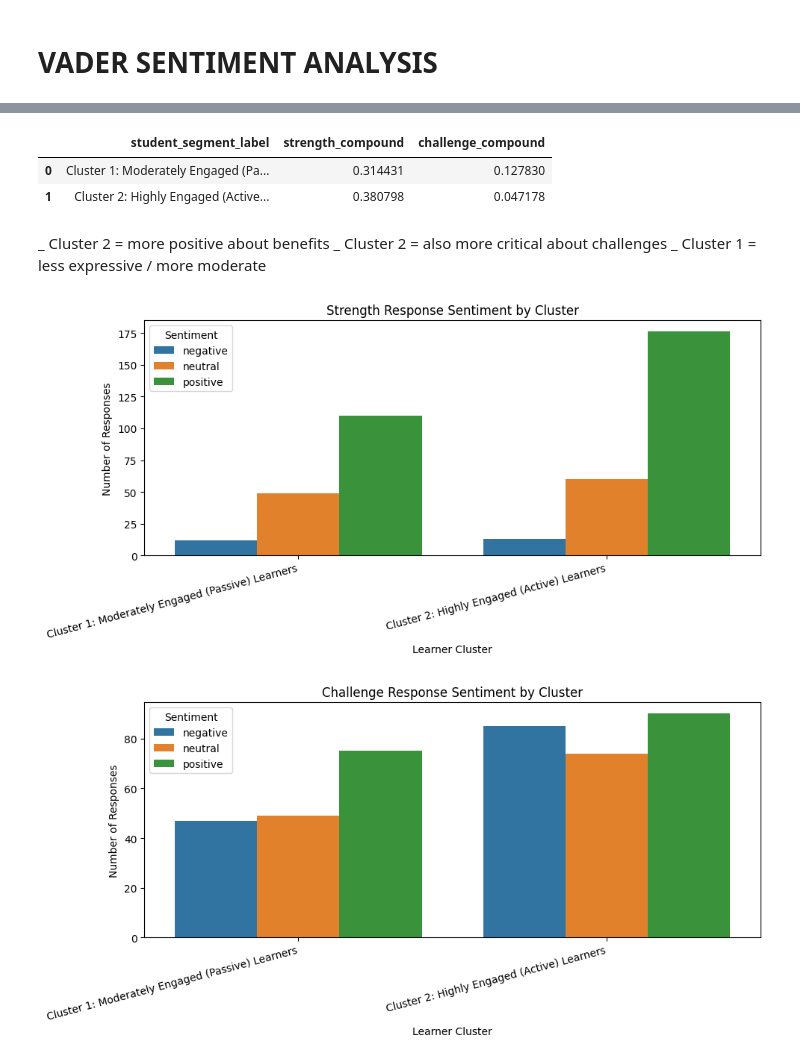
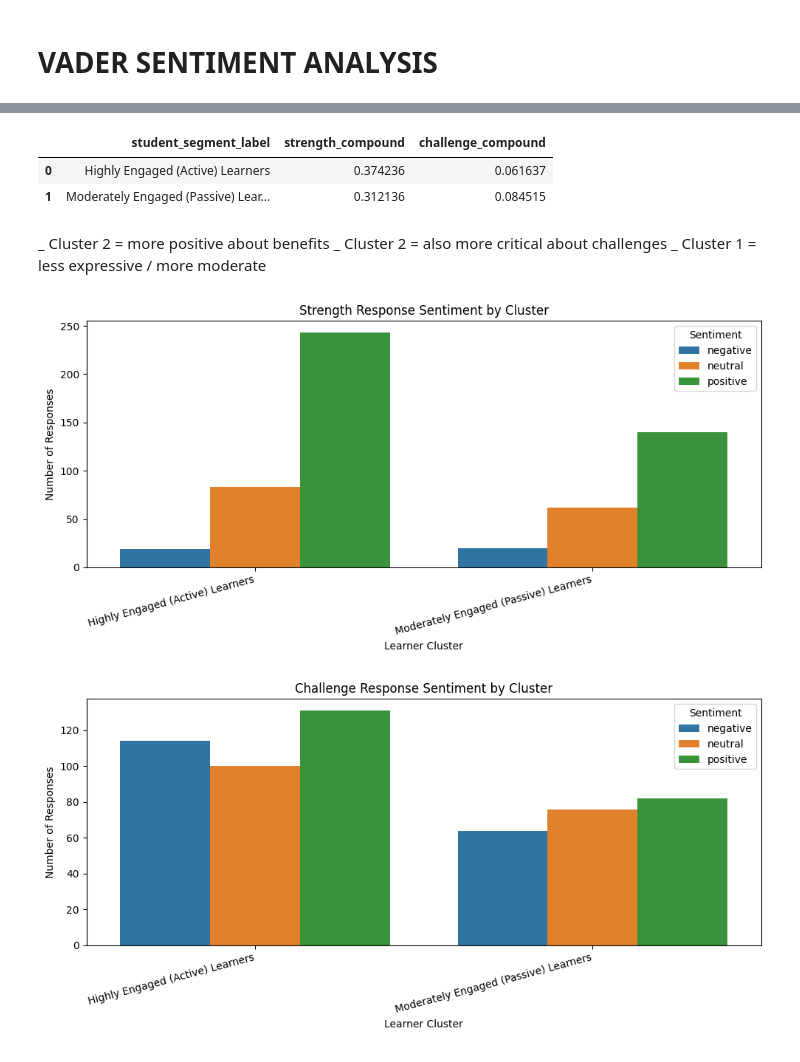
Before and after one commit to Ratnatepy/Blended-Learning, a Jupyter notebook: notebook/06-nlp.ipynb, the cells around one changed output, grey strips where cells are left out. Drawn from its saved outputs; the diff is of its cells as text; code cells hidden in the pictures.

Commit message:
Update notebooks for 588-response blended learning analysis

```diff
--- a/notebook/06-nlp.ipynb
+++ b/notebook/06-nlp.ipynb
@@ -10,7 +10,7 @@ import re
 from blended_learning.config.settings import settings
 
 df = pd.read_csv(
-    settings.root / "data" / "processed" / "nlp_ready_manual_validated.csv",
+    settings.root / "data" / "processed" / "nlp_translated_responses.csv",
     encoding="utf-8-sig"
 )
 
@@ -90,13 +59,13 @@ def clean_basic_text(text):
     return text
 # %%
 # Apply basic cleaning to the relevant columns
-nlp_df["open_strengths_clean"] = (
-    nlp_df["open_strengths_final_en"]
+df["open_strengths_clean"] = (
+    df["open_strengths_en"]
     .apply(clean_basic_text)
 )
 
-nlp_df["open_challenges_clean"] = (
-    nlp_df["open_challenges_suggestions_final_en"]
+df["open_challenges_clean"] = (
+    df["open_challenges_suggestions_en"]
     .apply(clean_basic_text)
 )
 # %% [markdown]
@@ -911,22 +878,22 @@ def get_vader_sentiment(text):
 # %%
 # Strength / positive-aspect sentiment
 strength_sentiment = (
-    nlp_df["open_strengths_final_en"]
+    df["open_strengths_en"]
     .apply(get_vader_sentiment)
     .add_prefix("strength_")
 )
 
 # Challenge / suggestion sentiment
 challenge_sentiment = (
-    nlp_df["open_challenges_suggestions_final_en"]
+    df["open_challenges_suggestions_en"]
     .apply(get_vader_sentiment)
     .add_prefix("challenge_")
 )
 
-nlp_df = pd.concat(
-    [nlp_df, strength_sentiment, challenge_sentiment],
+df = pd.concat(
+    [df, strength_sentiment, challenge_sentiment],
     axis=1
 )
 
-display(nlp_df.head())
+display(df.head())
 # %% [output]
@@ -1011,6 +979,6 @@ Challenge / suggestion sentiment by cluster (%)
 # %%
 sentiment_cluster_summary = (
-    nlp_df
+    df
     .groupby("student_segment_label")[
         ["strength_compound", "challenge_compound"]
     ]
@@ -1021,8 +989,8 @@ sentiment_cluster_summary = (
 display(sentiment_cluster_summary)
 # %% [output]
 |  | student_segment_label | strength_compound | challenge_compound |
-| 0 | Cluster 1: Moderately Engaged (Pa... | 0.314431 | 0.127830 |
-| 1 | Cluster 2: Highly Engaged (Active... | 0.380798 | 0.047178 |
+| 0 | Highly Engaged (Active) Learners | 0.374236 | 0.061637 |
+| 1 | Moderately Engaged (Passive) Lear... | 0.312136 | 0.084515 |
 # %% [markdown]
 _ Cluster 2 = more positive about benefits
 _ Cluster 2 = also more critical about challenges
@@ -1033,14 +1001,14 @@ _ Cluster 1 = less expressive / more moderate
 # =========================================================
 
 strength_sentiment_plot = (
-    nlp_df
+    df
     .groupby(["student_segment_label", "strength_sentiment_label"])
     .size()
     .reset_index(name="count")
 )
 
 challenge_sentiment_plot = (
-    nlp_df
+    df
     .groupby(["student_segment_label", "challenge_sentiment_label"])
     .size()
     .reset_index(name="count")
@@ -1051,35 +1019,35 @@ plt.figure(figsize=(10, 5))
 sns.barplot(
     data=strength_sentiment_plot,
     x="student_segment_label",
     y="count",
     hue="strength_sentiment_label"
 )
 plt.xlabel("Learner Cluster")
 plt.ylabel("Number of Responses")
 plt.title("Strength Response Sentiment by Cluster")
 plt.xticks(rotation=15, ha="right")
 plt.legend(title="Sentiment")
 plt.tight_layout()
 plt.show()
 
 
 plt.figure(figsize=(10, 5))
 sns.barplot(
     data=challenge_sentiment_plot,
     x="student_segment_label",
     y="count",
     hue="challenge_sentiment_label"
 )
 plt.xlabel("Learner Cluster")
 plt.ylabel("Number of Responses")
 plt.title("Challenge Response Sentiment by Cluster")
 plt.xticks(rotation=15, ha="right")
 plt.legend(title="Sentiment")
 plt.tight_layout()
 plt.show()
 # %% [output]
-[figure, old version]
+[figure, new version]
-[figure, old version]
+[figure, new version]
 # %%
 # =========================================================
 # SENTIMENT COMPOUND SCORE BY CLUSTER
```
Also changed, not shown: parts of 23 cells of this notebook, 5 other files.
